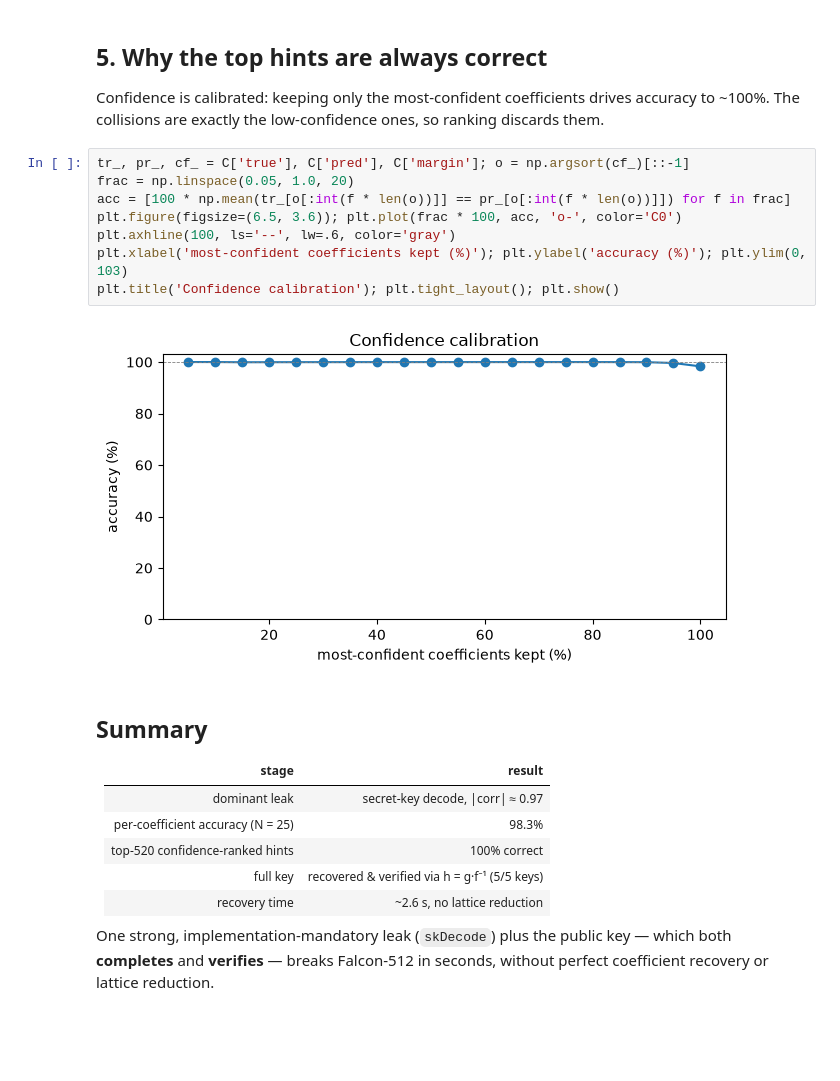
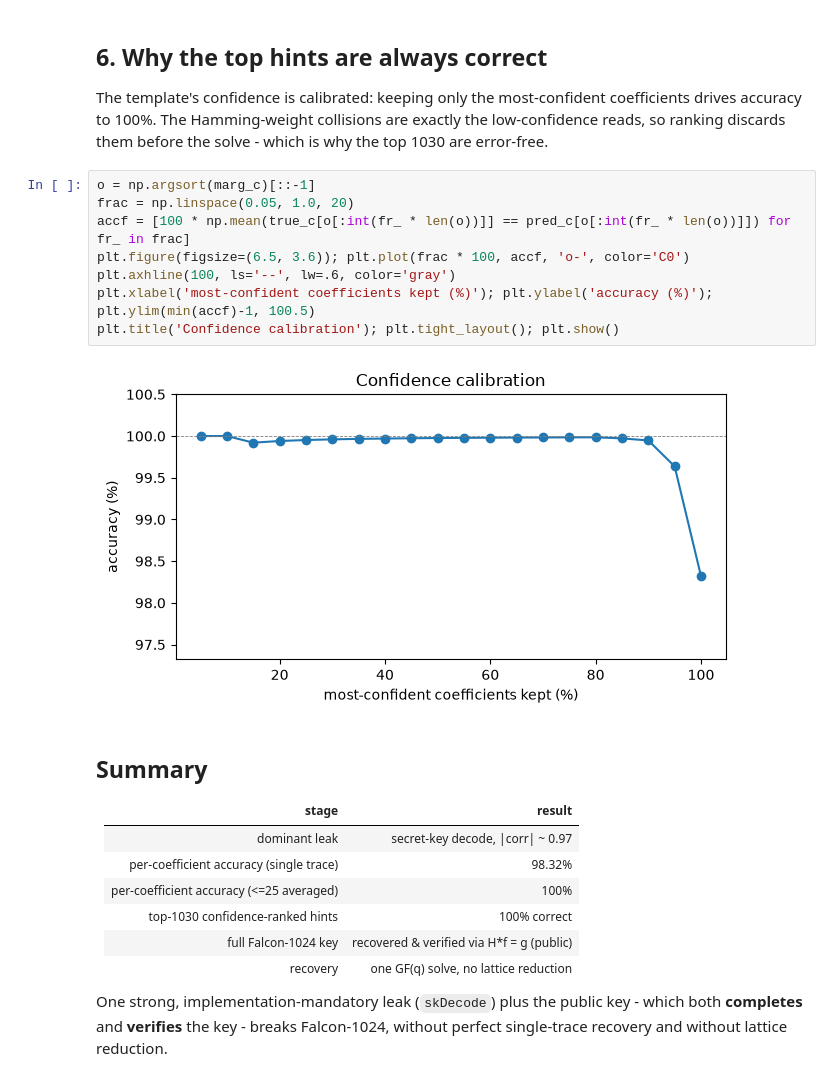
Before and after one commit to Mervespm/Pinata, a Jupyter notebook: sca-scripts/demo/falcon_demo.ipynb, the cells around one changed output. Drawn from its saved outputs; the diff is of its cells as text; blank space fills up the shorter version.

```diff
--- a/sca-scripts/demo/falcon_demo.ipynb
+++ b/sca-scripts/demo/falcon_demo.ipynb
@@ -113,29 +191,31 @@ FULL SECRET KEY RECOVERED : True
 # %% [markdown]
-## 5. Why the top hints are always correct
+## 6. Why the top hints are always correct
 
-Confidence is calibrated: keeping only the most-confident coefficients drives accuracy to
-~100%. The collisions are exactly the low-confidence ones, so ranking discards them.
+The template's confidence is calibrated: keeping only the most-confident coefficients drives
+accuracy to 100%. The Hamming-weight collisions are exactly the low-confidence reads, so
+ranking discards them before the solve - which is why the top 1030 are error-free.
 # %%
-tr_, pr_, cf_ = C['true'], C['pred'], C['margin']; o = np.argsort(cf_)[::-1]
+o = np.argsort(marg_c)[::-1]
 frac = np.linspace(0.05, 1.0, 20)
-acc = [100 * np.mean(tr_[o[:int(f * len(o))]] == pr_[o[:int(f * len(o))]]) for f in frac]
-plt.figure(figsize=(6.5, 3.6)); plt.plot(frac * 100, acc, 'o-', color='C0')
+accf = [100 * np.mean(true_c[o[:int(fr_ * len(o))]] == pred_c[o[:int(fr_ * len(o))]]) for fr_ in frac]
+plt.figure(figsize=(6.5, 3.6)); plt.plot(frac * 100, accf, 'o-', color='C0')
 plt.axhline(100, ls='--', lw=.6, color='gray')
-plt.xlabel('most-confident coefficients kept (%)'); plt.ylabel('accuracy (%)'); plt.ylim(0, 103)
+plt.xlabel('most-confident coefficients kept (%)'); plt.ylabel('accuracy (%)'); plt.ylim(min(accf)-1, 100.5)
 plt.title('Confidence calibration'); plt.tight_layout(); plt.show()
 # %% [output]
-[figure, old version]
+[figure, new version]
 # %% [markdown]
 ## Summary
 
 | stage | result |
 |---|---|
-| dominant leak | secret-key decode, \|corr\| ≈ 0.97 |
-| per-coefficient accuracy (N = 25) | 98.3% |
-| top-520 confidence-ranked hints | 100% correct |
-| full key | recovered & verified via h = g·f⁻¹ (5/5 keys) |
-| recovery time | ~2.6 s, no lattice reduction |
+| dominant leak | secret-key decode, \|corr\| ~ 0.97 |
+| per-coefficient accuracy (single trace) | 98.32% |
+| per-coefficient accuracy (<=25 averaged) | 100% |
+| top-1030 confidence-ranked hints | 100% correct |
+| full Falcon-1024 key | recovered & verified via H*f = g (public) |
+| recovery | one GF(q) solve, no lattice reduction |
 
-One strong, implementation-mandatory leak (`skDecode`) plus the public key — which both
-**completes** and **verifies** — breaks Falcon-512 in seconds, without perfect coefficient
-recovery or lattice reduction.
+One strong, implementation-mandatory leak (`skDecode`) plus the public key - which both
+**completes** and **verifies** the key - breaks Falcon-1024, without perfect single-trace
+recovery and without lattice reduction.
```
Also changed, not shown: parts of 13 cells of this notebook, 8 other files.
